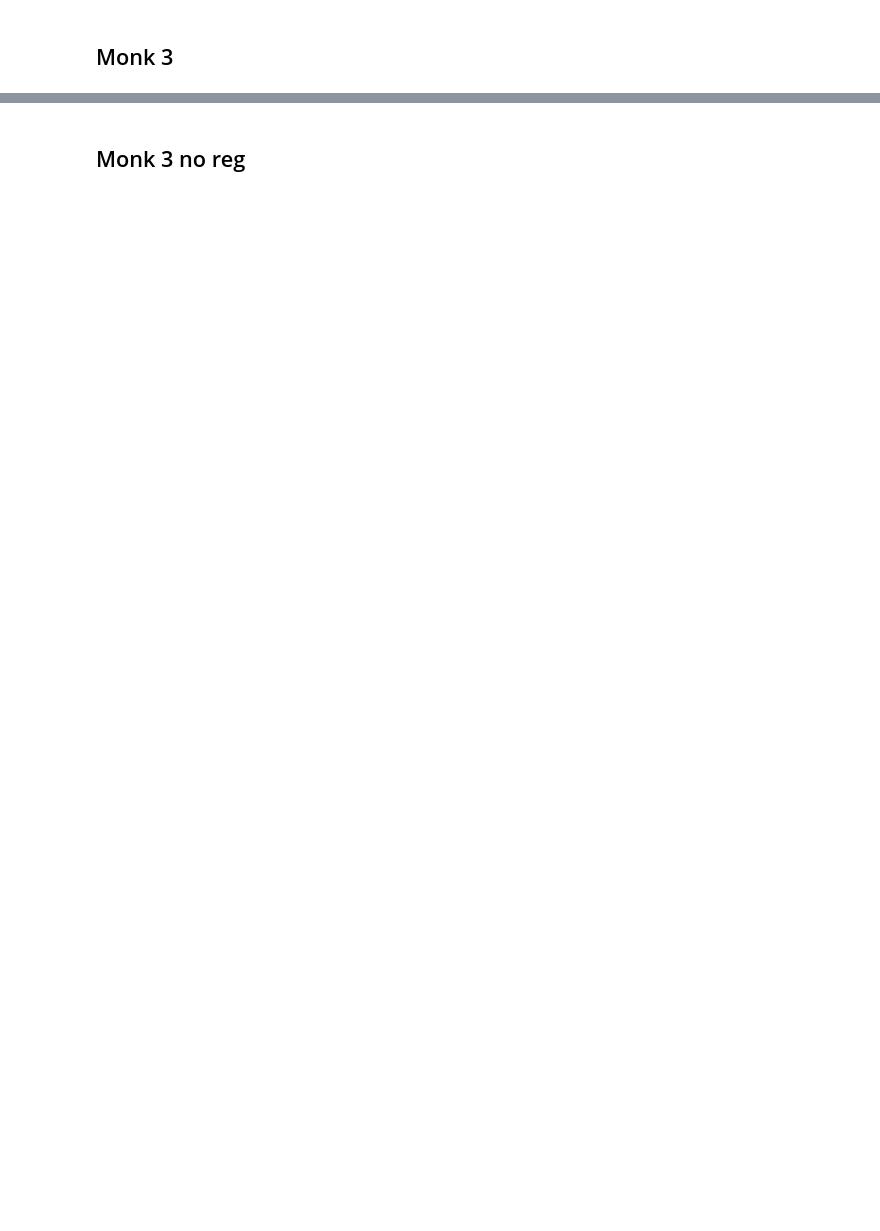
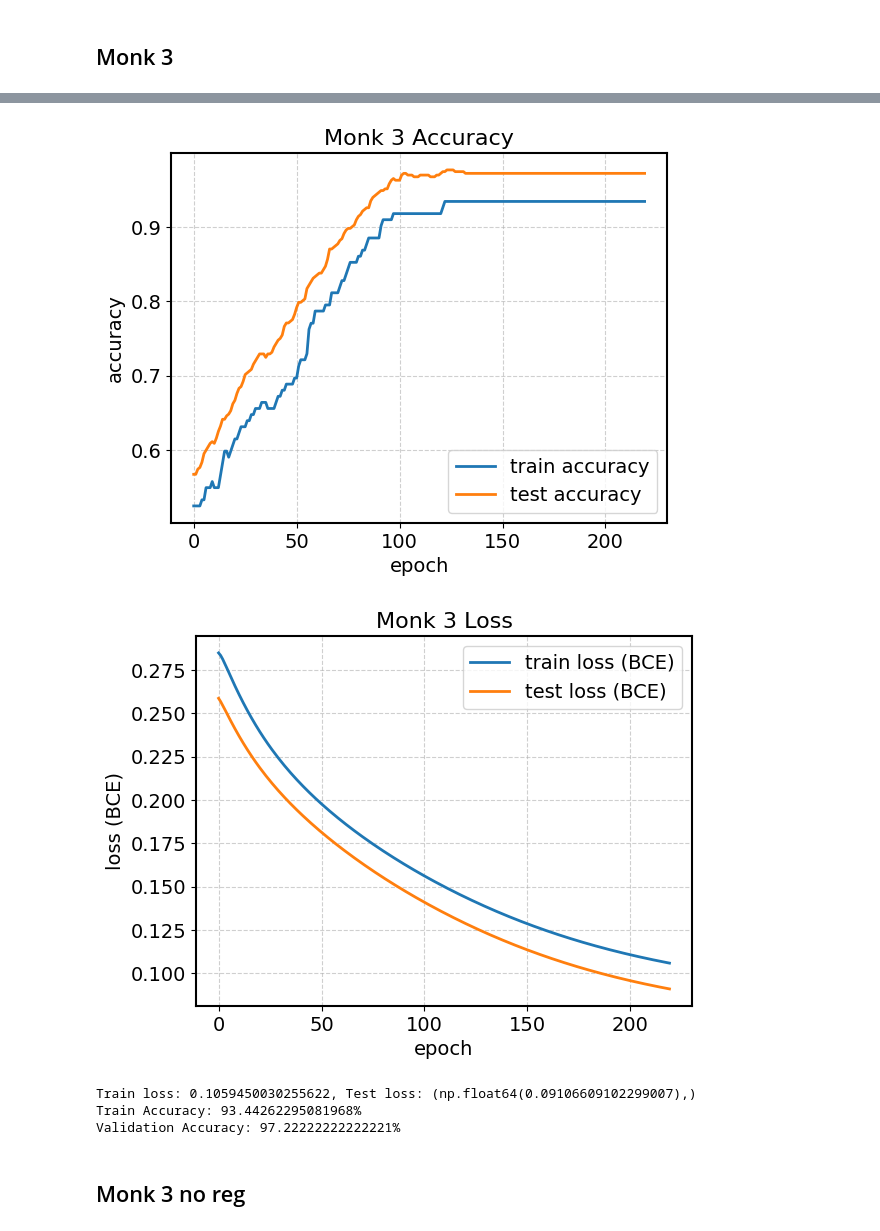
Before and after one commit to effe1209/ProjectML_Course, a Jupyter notebook: monk.ipynb, the cells around one changed output, grey strips where cells are left out. Drawn from its saved outputs; the diff is of its cells as text; code cells hidden in the pictures; blank space fills up the shorter version.

```diff
--- a/monk.ipynb
+++ b/monk.ipynb
@@ -336,44 +294,58 @@ for i in TOP_25_CONFIGS_INDEXES:
 # %%
 ### chosen configuration
-'''Config index: ([17, 4, 1], ['tanh', 'identity'], 'binary cross entropy sigmoid', 0.0005, 0.0001, 0.9, 16), Avg Epochs: 106, Mean Accuracy: 93.5%,
-           training instability coeff validation: 0.09431076073577124,
-           training instability coeff train: 0.39435137991301966,
-           training loss-val loss diff: 9.31160381372533,
-           Mean Epochs: 106
+'''Config index: ([17, 8, 1], ['tanh', 'sigmoid'], 'mse', 0.05, 0.01, 0.5, -1), Mean Accuracy: 94.3%,
+            training instability coeff validation: 0.0,
+            training instability coeff train: 0.0,
+            training loss-val loss diff: 1.7395981775159448,
+            Mean Epochs: 220
 '''
 
 # Choose the best configuration and train it on the full training set, evaluate on the test set
-NEURAL_NETWORK_ARCHITECTURE, NEURAL_NETWORK_ACTIVATION, LOSS_F, ETA, LAMBDA, ALPHA, BATCH_SIZE = [17, 4, 1], ['tanh', 'identity'], 'binary cross entropy sigmoid', 0.0005, 0.0001, 0.9, 16
-EPOCHS = 106
+NEURAL_NETWORK_ARCHITECTURE, NEURAL_NETWORK_ACTIVATION, LOSS_F, ETA, LAMBDA, ALPHA, BATCH_SIZE = [17, 8, 1], ['tanh', 'sigmoid'], 'mse', 0.05, 0.01, 0.5, -1
+EPOCHS = 220
 
 nn = NeuralNetwork(NEURAL_NETWORK_ARCHITECTURE, NEURAL_NETWORK_ACTIVATION)
 trainer = Trainer(
     nn=nn,
     loss=Loss(LOSS_F),
     X_train=X_train_full,
     y_train=y_train_full,
     X_val = X_test,
     y_val=y_test,
     epochs=EPOCHS,
     early_stopping=EPOCHS + 1, #can't early stop because we are using the test set as final evaluation, the +1 is to be extra sure
     eta=ETA,                   # Learning rate iniziale
     lam=LAMBDA,                # L2
     alpha=ALPHA,               # Momentum
     batch_size=BATCH_SIZE,
     shuffle_batches=True
 )
 # still returns the best nn, but we don-t use it for accuracy calculation nor early stopping otherwise it is data leakage
 best_nn, train_loss_vector, test_loss_vector = trainer.train(print_epochs=False, plot_accuracy=True, plot_title='Monk 3 Accuracy')
 
 #plot curves
 plot_curves(train_loss_vector, test_loss_vector, 'loss (BCE)', 'test', title = 'Monk 3 Loss', save_plots=True)
 
+print(f"Train loss: {train_loss_vector[-1]}, Test loss: {test_loss_vector[-1],}")
+
+out = nn.forward(X_train_full)[-1][-1]  #have to use the last trained nn, otherwise is data leakage
+if LOSS_F == 'binary cross entropy sigmoid':
+  out = sigmoid(out)
+
+predictions = np.round(out)
+print(f"Train Accuracy: {np.mean(predictions == y_train_full) * 100}%")
 # val accuracy, we can't early stop because we are using the test set as final evaluation, we can't pick the best nn, we have to use the last nn
 out = nn.forward(X_test)[-1][-1]  #have to use the last trained nn, otherwise is data leakage
 if LOSS_F == 'binary cross entropy sigmoid':
   out = sigmoid(out)
 
 predictions = np.round(out)
-print(f"Accuracy: {np.mean(predictions == y_test) * 100}%")
+print(f"Validation Accuracy: {np.mean(predictions == y_test) * 100}%")
+# %% [output]
+[figure, added]
+[figure, added]
+Train loss: 0.1059450030255622, Test loss: (np.float64(0.09106609102299007),)
+Train Accuracy: 93.44262295081968%
+Validation Accuracy: 97.22222222222221%
 # %% [markdown]
 ## Monk 3 no reg
```
Also changed, not shown: parts of 13 cells of this notebook, 4 other files.
